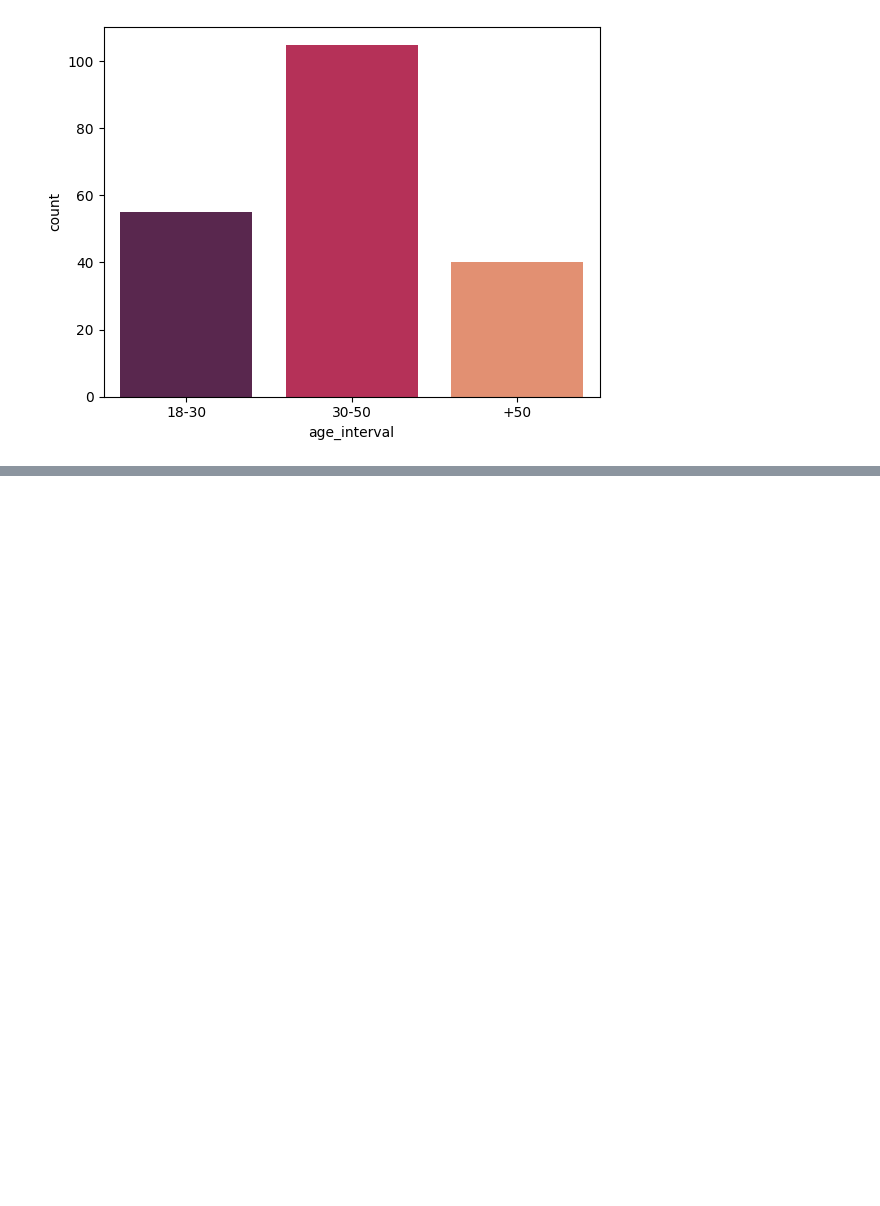
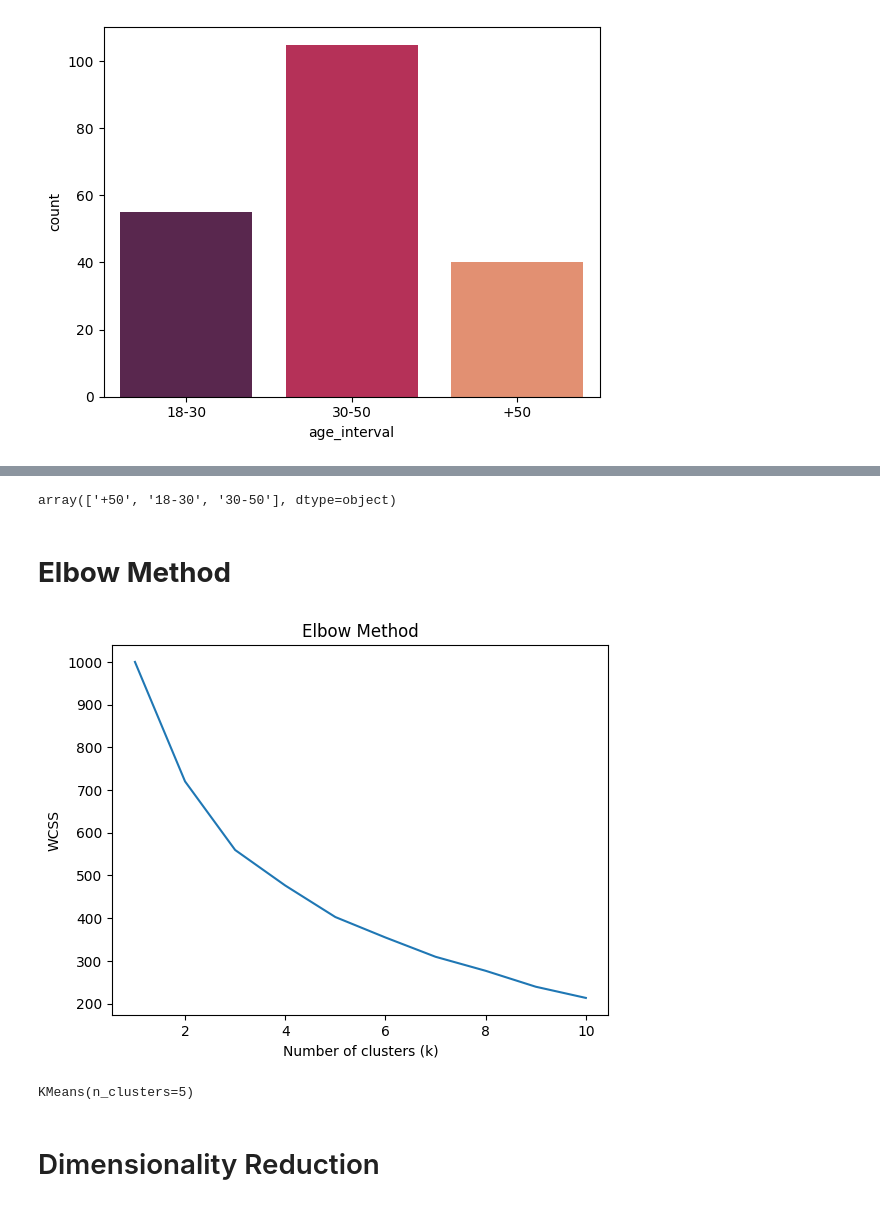
Before and after one commit to hamzamdn077/Customer-Segmentation, a Jupyter notebook: customer-segmentation-using-clustering-algorithms.ipynb, the cells around one changed output, grey strips where cells are left out. Saved outputs shown, nothing was run; the diff lists cells and outputs as text; code cells hidden in the pictures; blank space fills up the shorter version.

Commit message:
Kaggle Notebook | Customer Segmentation using Clustering Algorithms | Version 2

```diff
--- a/customer-segmentation-using-clustering-algorithms.ipynb
+++ b/customer-segmentation-using-clustering-algorithms.ipynb
@@ -61,0 +115,23 @@ sns.countplot(data=data,x='age_interval',palette='rocket')
+# %%
+le=LabelEncoder()
+data['age_interval']=le.fit_transform(data['age_interval'])
+# %%
+le.classes_
+# %% [output]
+array(['+50', '18-30', '30-50'], dtype=object)
+# %%
+sc=StandardScaler()
+# %%
+x_standarised=sc.fit_transform(data)
+# %% [markdown]
+# **Elbow Method**
+# %%
+wcss = [KMeans(n_clusters=k,random_state=0).fit(x_standarised).inertia_ for k in range(1, 11)]
+# %%
+plt.plot(range(1, 11), wcss)
+plt.xlabel('Number of clusters (k)')
+plt.ylabel('WCSS')
+plt.title('Elbow Method')
+plt.show()
+# %% [output]
+[figure, added]
@@ -61,0 +140,6 @@ sns.countplot(data=data,x='age_interval',palette='rocket')
+# %%
+km.fit(x_standarised)
+# %% [output]
+KMeans(n_clusters=5)
+# %% [markdown]
+# Dimensionality Reduction
```
Also changed, not shown: parts of 8 cells of this notebook.
